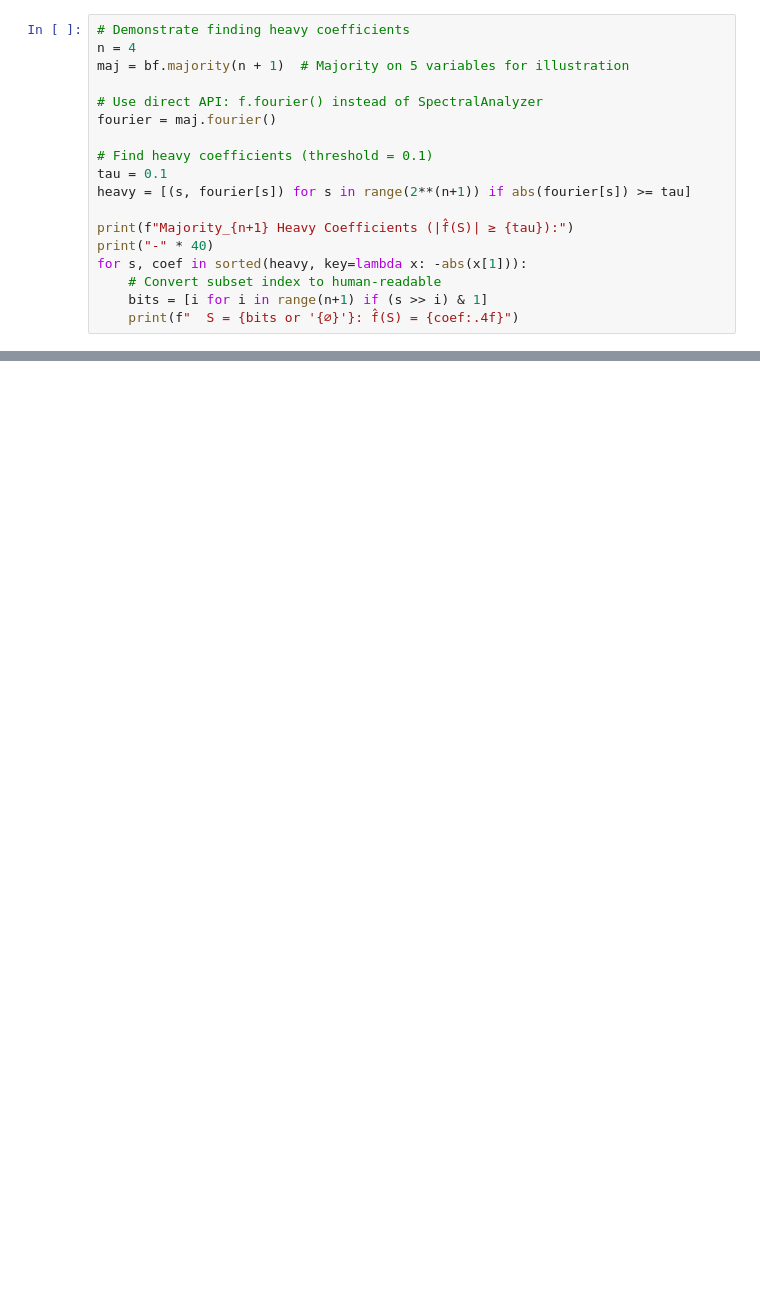
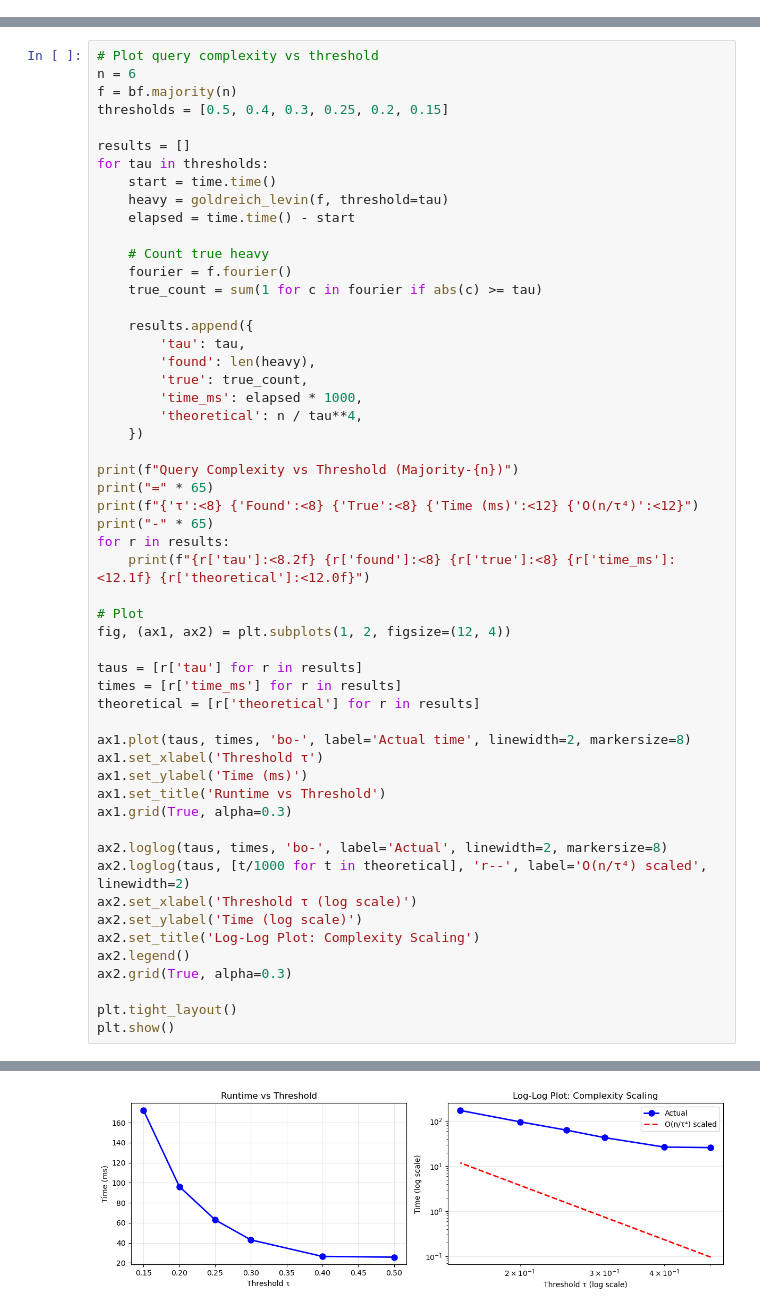
Before and after one commit to GabbyTab/boofun, a Jupyter notebook: notebooks/lecture7_goldreich_levin.ipynb, the cells around one changed output, grey strips where cells are left out. Cells and saved outputs as stored; diff of their text form; blank space fills up the shorter version.

```diff
--- a/notebooks/lecture7_goldreich_levin.ipynb
+++ b/notebooks/lecture7_goldreich_levin.ipynb
@@ -41,18 +49,0 @@ Given query access to $f: \{-1,+1\}^n \to \{-1,+1\}$, find all $S$ with $|\hat{f
-# %%
-# Demonstrate finding heavy coefficients
-n = 4
-maj = bf.majority(n + 1)  # Majority on 5 variables for illustration
-
-# Use direct API: f.fourier() instead of SpectralAnalyzer
-fourier = maj.fourier()
-
-# Find heavy coefficients (threshold = 0.1)
-tau = 0.1
-heavy = [(s, fourier[s]) for s in range(2**(n+1)) if abs(fourier[s]) >= tau]
-
-print(f"Majority_{n+1} Heavy Coefficients (|f̂(S)| ≥ {tau}):")
-print("-" * 40)
-for s, coef in sorted(heavy, key=lambda x: -abs(x[1])):
-    # Convert subset index to human-readable
-    bits = [i for i in range(n+1) if (s >> i) & 1]
-    print(f"  S = {bits or '{∅}'}: f̂(S) = {coef:.4f}")
@@ -71,0 +438,55 @@ heavy_coeffs = goldreich_levin(f, tau=0.1, num_queries=1000)
+# %%
+# Plot query complexity vs threshold
+n = 6
+f = bf.majority(n)
+thresholds = [0.5, 0.4, 0.3, 0.25, 0.2, 0.15]
+
+results = []
+for tau in thresholds:
+    start = time.time()
+    heavy = goldreich_levin(f, threshold=tau)
+    elapsed = time.time() - start
+
+    # Count true heavy
+    fourier = f.fourier()
+    true_count = sum(1 for c in fourier if abs(c) >= tau)
+
+    results.append({
+        'tau': tau,
+        'found': len(heavy),
+        'true': true_count,
+        'time_ms': elapsed * 1000,
+        'theoretical': n / tau**4,
+    })
+
+print(f"Query Complexity vs Threshold (Majority-{n})")
+print("=" * 65)
+print(f"{'τ':<8} {'Found':<8} {'True':<8} {'Time (ms)':<12} {'O(n/τ⁴)':<12}")
+print("-" * 65)
+for r in results:
+    print(f"{r['tau']:<8.2f} {r['found']:<8} {r['true']:<8} {r['time_ms']:<12.1f} {r['theoretical']:<12.0f}")
+
+# Plot
+fig, (ax1, ax2) = plt.subplots(1, 2, figsize=(12, 4))
+
+taus = [r['tau'] for r in results]
+times = [r['time_ms'] for r in results]
+theoretical = [r['theoretical'] for r in results]
+
+ax1.plot(taus, times, 'bo-', label='Actual time', linewidth=2, markersize=8)
+ax1.set_xlabel('Threshold τ')
+ax1.set_ylabel('Time (ms)')
+ax1.set_title('Runtime vs Threshold')
+ax1.grid(True, alpha=0.3)
+
+ax2.loglog(taus, times, 'bo-', label='Actual', linewidth=2, markersize=8)
+ax2.loglog(taus, [t/1000 for t in theoretical], 'r--', label='O(n/τ⁴) scaled', linewidth=2)
+ax2.set_xlabel('Threshold τ (log scale)')
+ax2.set_ylabel('Time (log scale)')
+ax2.set_title('Log-Log Plot: Complexity Scaling')
+ax2.legend()
+ax2.grid(True, alpha=0.3)
+
+plt.tight_layout()
+plt.show()
+# %% [output]
@@ -71,0 +503 @@ heavy_coeffs = goldreich_levin(f, tau=0.1, num_queries=1000)
+[figure, added]
```
Also changed, not shown: parts of 21 cells of this notebook.
